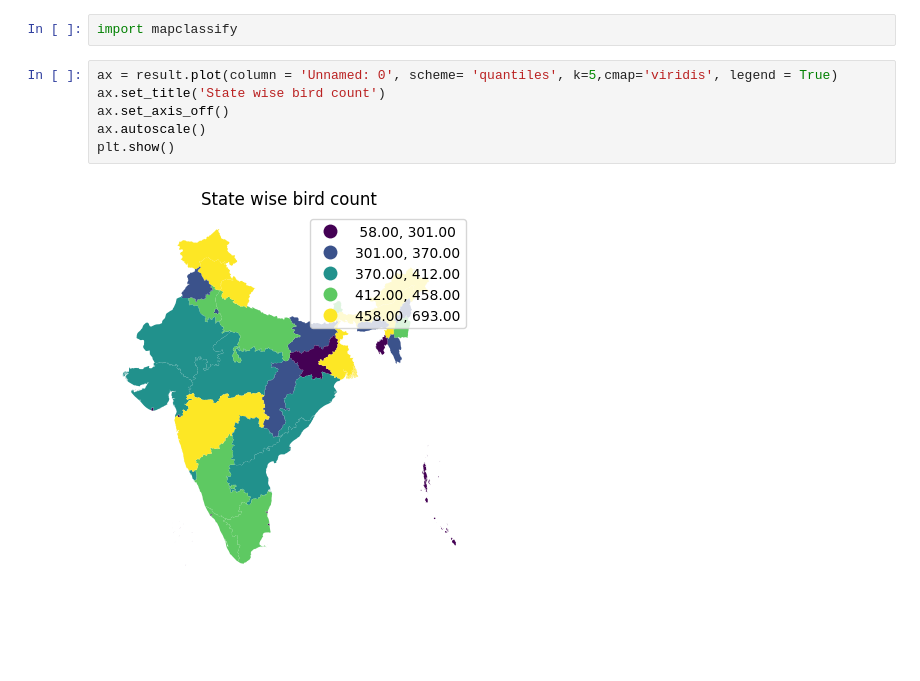
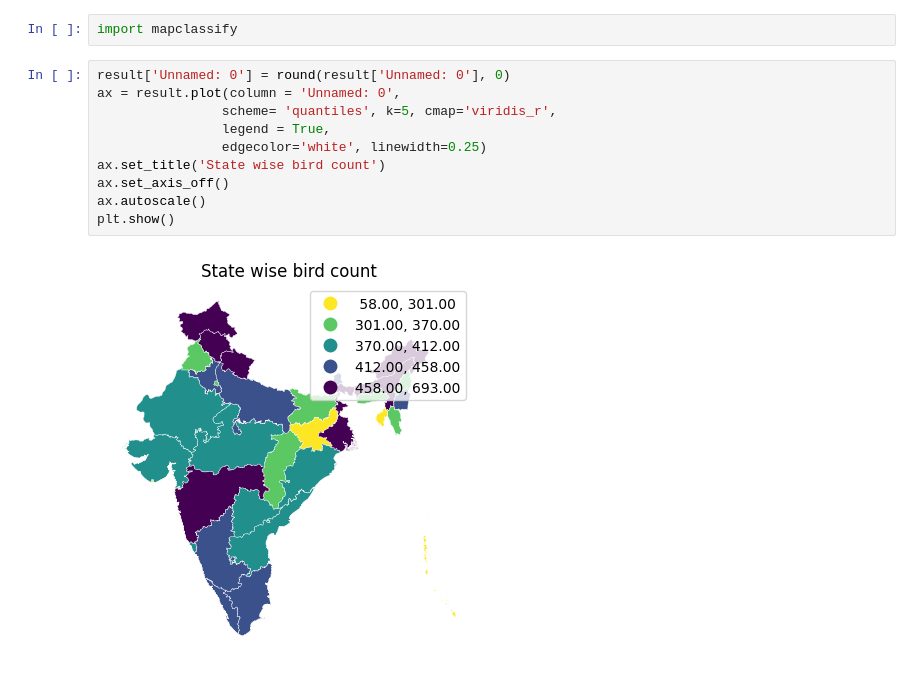
Before and after one commit to Adhikari-Priyanka/birds_vis, a Jupyter notebook: data_vis1.ipynb, the cells around one changed output. Drawn from its saved outputs; the diff is of its cells as text; blank space fills up the shorter version.

```diff
--- a/data_vis1.ipynb
+++ b/data_vis1.ipynb
@@ -28,10 +165,14 @@ fig_type.show()
 # %%
 import mapclassify
 # %%
-ax = result.plot(column = 'Unnamed: 0', scheme= 'quantiles', k=5,cmap='viridis', legend = True)
+result['Unnamed: 0'] = round(result['Unnamed: 0'], 0)
+ax = result.plot(column = 'Unnamed: 0',
+                scheme= 'quantiles', k=5, cmap='viridis_r',
+                legend = True,
+                edgecolor='white', linewidth=0.25)
 ax.set_title('State wise bird count')
 ax.set_axis_off()
 ax.autoscale()
 plt.show()
 # %% [output]
-[figure, old version]
+[figure, new version]
```
Also changed, not shown: parts of 15 cells of this notebook, 4 other files.
